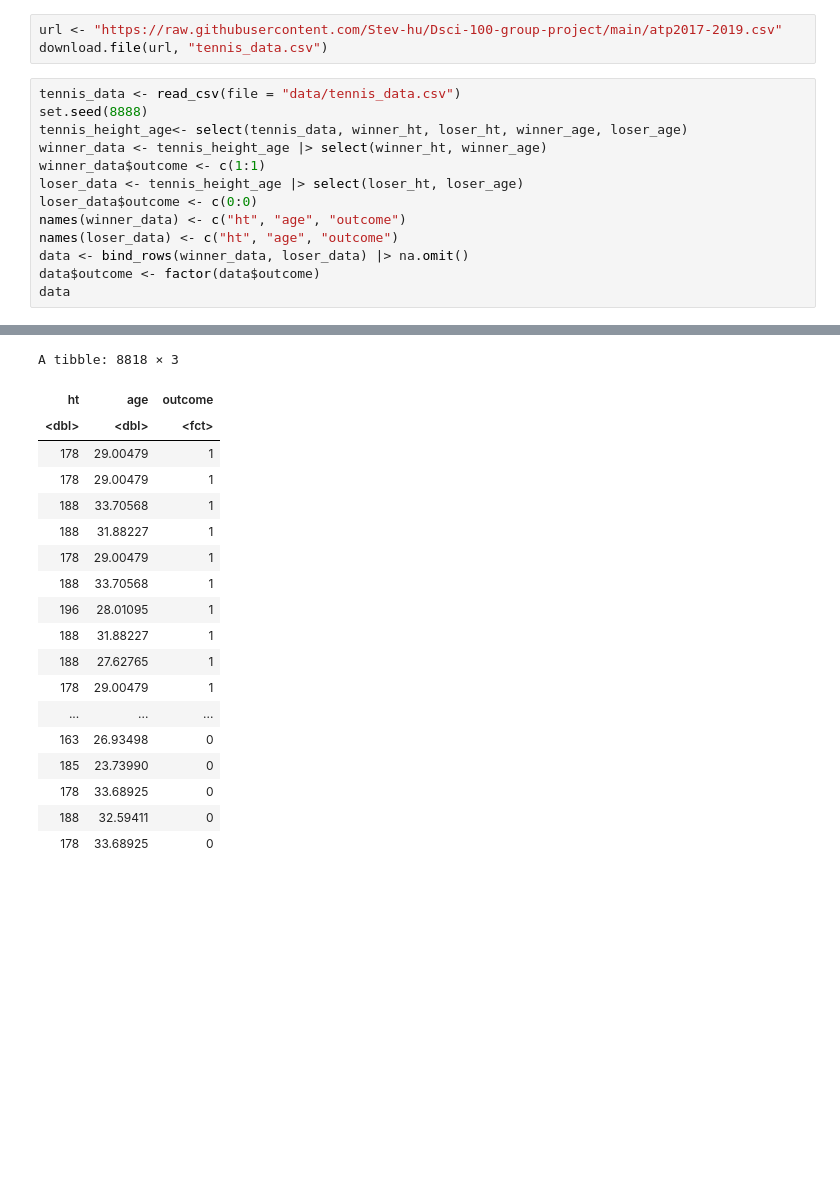
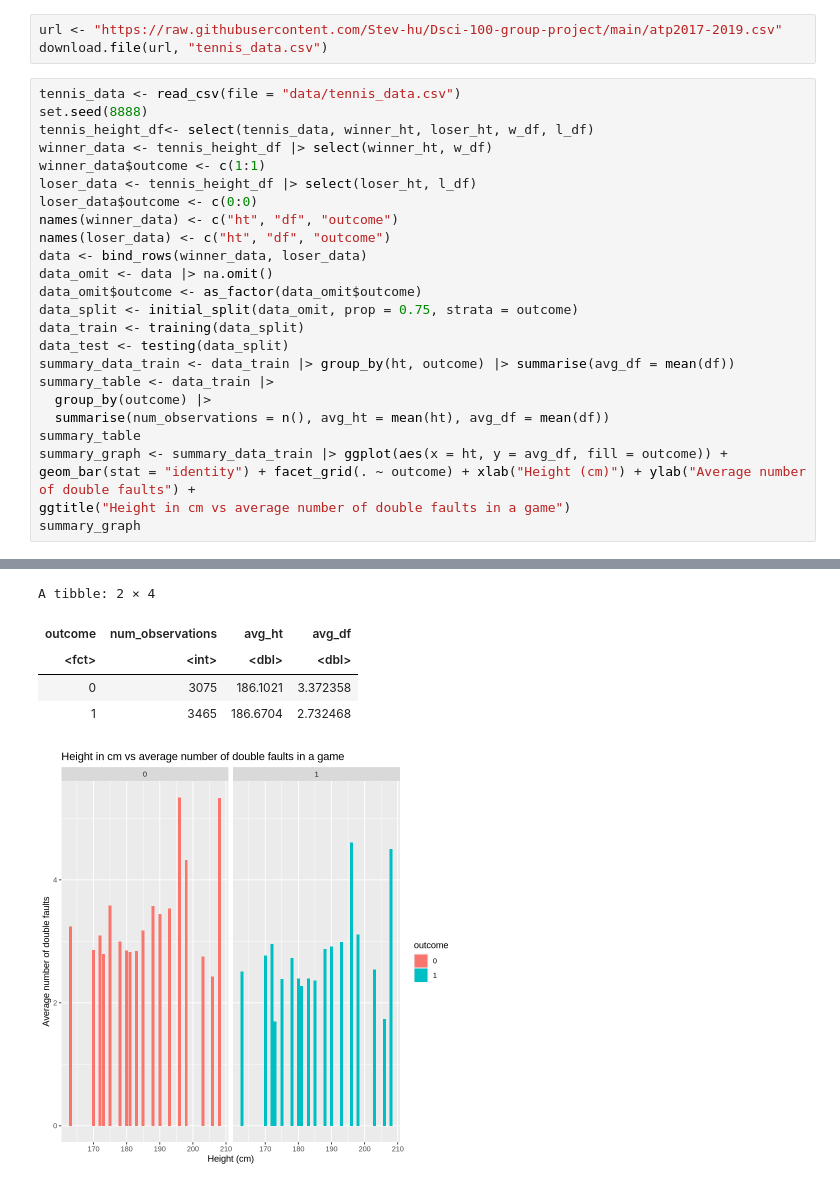
Before and after one commit to Stev-hu/Dsci-100-group-project, a Jupyter notebook: Untitled.ipynb, the cells around one changed output, grey strips where cells are left out. Cells and saved outputs as stored; diff of their text form; blank space fills up the shorter version.

```diff
--- a/Untitled.ipynb
+++ b/Untitled.ipynb
@@ -19,16 +27,27 @@ download.file(url, "tennis_data.csv")
 # %%
 tennis_data <- read_csv(file = "data/tennis_data.csv")
 set.seed(8888)
-tennis_height_age<- select(tennis_data, winner_ht, loser_ht, winner_age, loser_age)
-winner_data <- tennis_height_age |> select(winner_ht, winner_age)
+tennis_height_df<- select(tennis_data, winner_ht, loser_ht, w_df, l_df)
+winner_data <- tennis_height_df |> select(winner_ht, w_df)
 winner_data$outcome <- c(1:1)
-loser_data <- tennis_height_age |> select(loser_ht, loser_age)
+loser_data <- tennis_height_df |> select(loser_ht, l_df)
 loser_data$outcome <- c(0:0)
-names(winner_data) <- c("ht", "age", "outcome")
-names(loser_data) <- c("ht", "age", "outcome")
-data <- bind_rows(winner_data, loser_data) |> na.omit()
-data$outcome <- factor(data$outcome)
-data
+names(winner_data) <- c("ht", "df", "outcome")
+names(loser_data) <- c("ht", "df", "outcome")
+data <- bind_rows(winner_data, loser_data)
+data_omit <- data |> na.omit()
+data_omit$outcome <- as_factor(data_omit$outcome)
+data_split <- initial_split(data_omit, prop = 0.75, strata = outcome)
+data_train <- training(data_split)
+data_test <- testing(data_split)
+summary_data_train <- data_train |> group_by(ht, outcome) |> summarise(avg_df = mean(df))
+summary_table <- data_train |>
+  group_by(outcome) |>
+  summarise(num_observations = n(), avg_ht = mean(ht), avg_df = mean(df))
+summary_table
+summary_graph <- summary_data_train |> ggplot(aes(x = ht, y = avg_df, fill = outcome)) + geom_bar(stat = "identity") + facet_grid(. ~ outcome) + xlab("Height (cm)") + ylab("Average number of double faults") +
+ggtitle("Height in cm vs average number of double faults in a game")
+summary_graph
 # %% [output]
 New names:
 • `` -> `...1`
@@ -43,19 +64,6 @@ dbl (34): ...1, draw_size, tourney_date, match_num, winner_id, winner_ht, wi...
-A tibble: 8818 × 3
+A tibble: 2 × 4
-| ht | age | outcome |
-| <dbl> | <dbl> | <fct> |
-| 178 | 29.00479 | 1 |
-| 178 | 29.00479 | 1 |
-| 188 | 33.70568 | 1 |
-| 188 | 31.88227 | 1 |
-| 178 | 29.00479 | 1 |
-| 188 | 33.70568 | 1 |
-| 196 | 28.01095 | 1 |
-| 188 | 31.88227 | 1 |
-| 188 | 27.62765 | 1 |
-| 178 | 29.00479 | 1 |
-| ... | ... | ... |
-| 163 | 26.93498 | 0 |
-| 185 | 23.73990 | 0 |
-| 178 | 33.68925 | 0 |
-| 188 | 32.59411 | 0 |
-| 178 | 33.68925 | 0 |
+| outcome | num_observations | avg_ht | avg_df |
+| <fct> | <int> | <dbl> | <dbl> |
+| 0 | 3075 | 186.1021 | 3.372358 |
+| 1 | 3465 | 186.6704 | 2.732468 |
+[figure, added]
```
Also changed, not shown: parts of 3 cells of this notebook.
